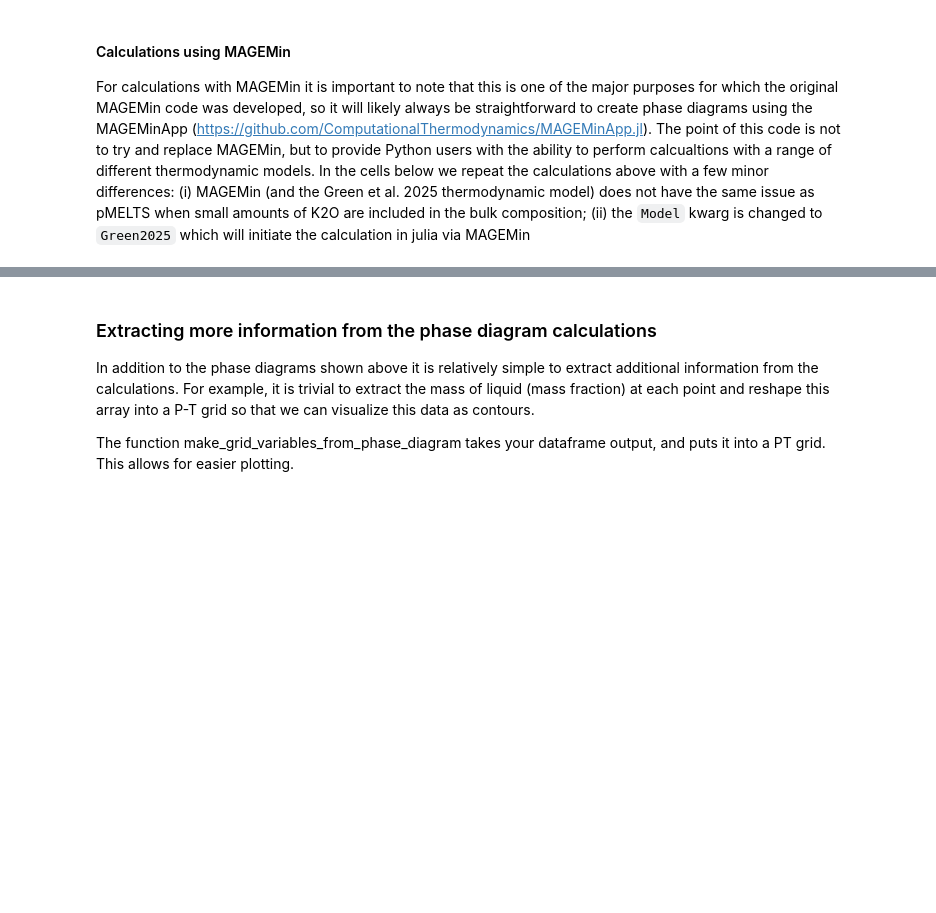
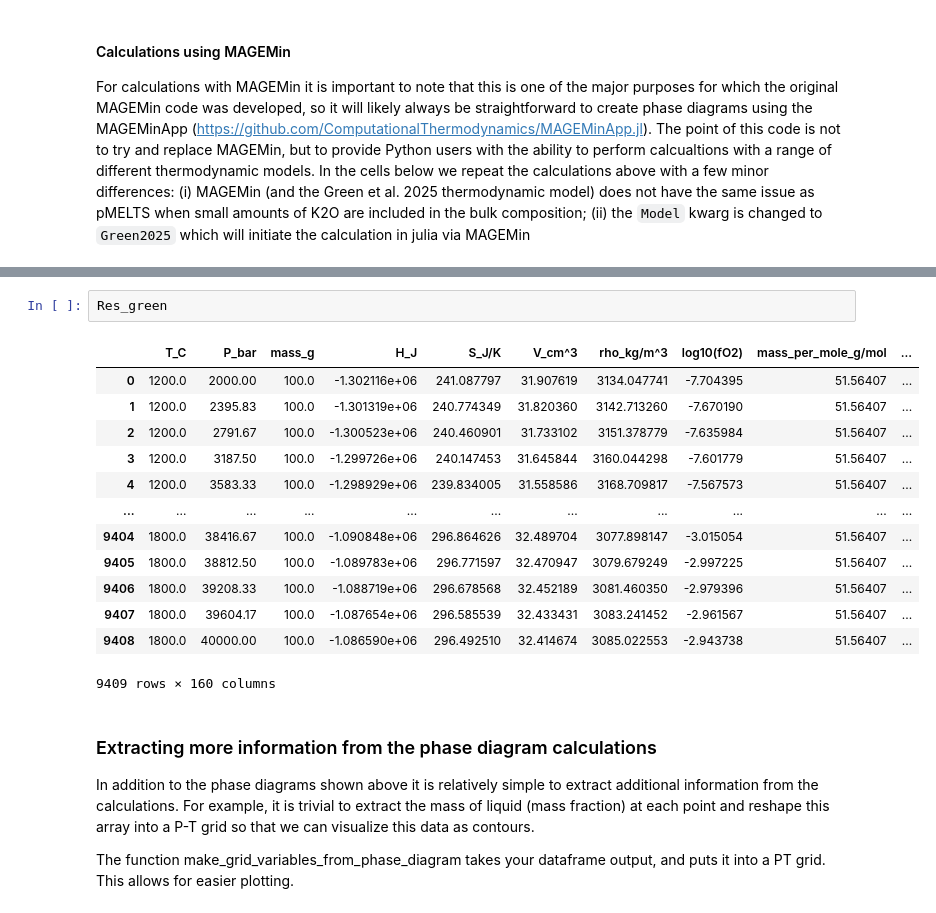
Before and after one commit to gleesonm1/PetThermoTools, a Jupyter notebook: docs/Examples/PhaseDiagrams/PhaseDiagram_example.ipynb, the cells around one changed output, grey strips where cells are left out. Drawn from its saved outputs; the diff is of its cells as text; blank space fills up the shorter version.

```diff
--- a/docs/Examples/PhaseDiagrams/PhaseDiagram_example.ipynb
+++ b/docs/Examples/PhaseDiagrams/PhaseDiagram_example.ipynb
@@ -95,3 +123,19 @@ f, a = ptt.plot_phaseDiagram(Combined = Res_green)
+# %%
+Res_green
+# %% [output]
+|  | T_C | P_bar | mass_g | H_J | S_J/K | V_cm^3 | rho_kg/m^3 | log10(fO2) | mass_per_mole_g/mol | ... |
+| 0 | 1200.0 | 2000.00 | 100.0 | -1.302116e+06 | 241.087797 | 31.907619 | 3134.047741 | -7.704395 | 51.56407 | ... |
+| 1 | 1200.0 | 2395.83 | 100.0 | -1.301319e+06 | 240.774349 | 31.820360 | 3142.713260 | -7.670190 | 51.56407 | ... |
+| 2 | 1200.0 | 2791.67 | 100.0 | -1.300523e+06 | 240.460901 | 31.733102 | 3151.378779 | -7.635984 | 51.56407 | ... |
+| 3 | 1200.0 | 3187.50 | 100.0 | -1.299726e+06 | 240.147453 | 31.645844 | 3160.044298 | -7.601779 | 51.56407 | ... |
+| 4 | 1200.0 | 3583.33 | 100.0 | -1.298929e+06 | 239.834005 | 31.558586 | 3168.709817 | -7.567573 | 51.56407 | ... |
+| ... | ... | ... | ... | ... | ... | ... | ... | ... | ... | ... |
+| 9404 | 1800.0 | 38416.67 | 100.0 | -1.090848e+06 | 296.864626 | 32.489704 | 3077.898147 | -3.015054 | 51.56407 | ... |
+| 9405 | 1800.0 | 38812.50 | 100.0 | -1.089783e+06 | 296.771597 | 32.470947 | 3079.679249 | -2.997225 | 51.56407 | ... |
+| 9406 | 1800.0 | 39208.33 | 100.0 | -1.088719e+06 | 296.678568 | 32.452189 | 3081.460350 | -2.979396 | 51.56407 | ... |
+| 9407 | 1800.0 | 39604.17 | 100.0 | -1.087654e+06 | 296.585539 | 32.433431 | 3083.241452 | -2.961567 | 51.56407 | ... |
+| 9408 | 1800.0 | 40000.00 | 100.0 | -1.086590e+06 | 296.492510 | 32.414674 | 3085.022553 | -2.943738 | 51.56407 | ... |
+9409 rows × 160 columns
 # %% [markdown]
 ### Extracting more information from the phase diagram calculations
 
```
Also changed, not shown: parts of 8 cells of this notebook, 18 other files.
